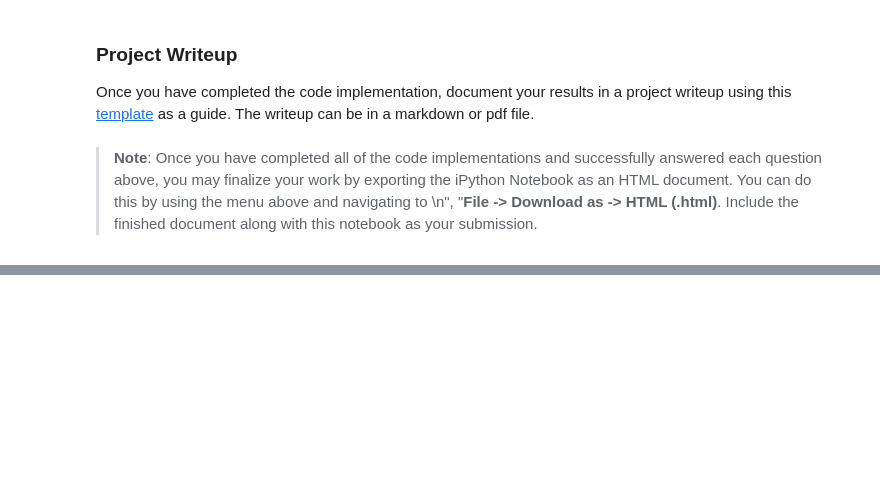
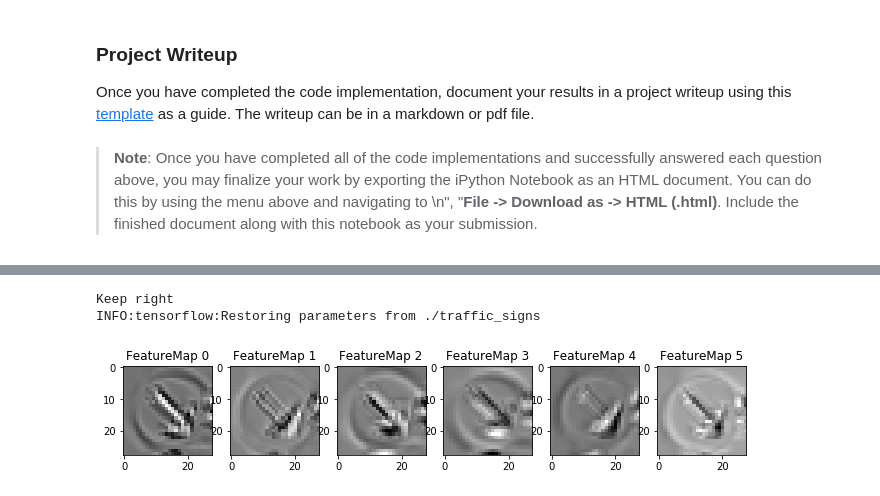
Before and after one commit to greenfield932/CarND-Traffic-Sign-Classifier-Project, a Jupyter notebook: Traffic_Sign_Classifier.ipynb, the cells around one changed output, grey strips where cells are left out. Saved outputs shown, nothing was run; the diff lists cells and outputs as text; code cells hidden in the pictures; blank space fills up the shorter version.

```diff
--- a/Traffic_Sign_Classifier.ipynb
+++ b/Traffic_Sign_Classifier.ipynb
@@ -761,17 +766,28 @@ def outputFeatureMap(image_input, tf_activation, activation_min=-1, activation_m
     # image_input =
     # Note: x should be the same name as your network's tensorflow data placeholder variable
     # If you get an error tf_activation is not defined it may be having trouble accessing the variable from inside a function
-    activation = tf_activation.eval(session=sess,feed_dict={x : image_input})
-    featuremaps = activation.shape[3]
-    plt.figure(plt_num, figsize=(15,15))
-    for featuremap in range(featuremaps):
-        plt.subplot(6,8, featuremap+1) # sets the number of feature maps to show on each row and column
-        plt.title('FeatureMap ' + str(featuremap)) # displays the feature map number
-        if activation_min != -1 & activation_max != -1:
-            plt.imshow(activation[0,:,:, featuremap], interpolation="nearest", vmin =activation_min, vmax=activation_max, cmap="gray")
-        elif activation_max != -1:
-            plt.imshow(activation[0,:,:, featuremap], interpolation="nearest", vmax=activation_max, cmap="gray")
-        elif activation_min !=-1:
-            plt.imshow(activation[0,:,:, featuremap], interpolation="nearest", vmin=activation_min, cmap="gray")
-        else:
-            plt.imshow(activation[0,:,:, featuremap], interpolation="nearest", cmap="gray")
+    with tf.Session() as sess:
+        saver.restore(sess, tf.train.latest_checkpoint('.'))
+        activation = tf_activation.eval(session=sess,feed_dict={x : image_input})
+        featuremaps = activation.shape[3]
+        plt.figure(plt_num, figsize=(15,15))
+        for featuremap in range(featuremaps):
+            plt.subplot(6,8, featuremap+1) # sets the number of feature maps to show on each row and column
+            plt.title('FeatureMap ' + str(featuremap)) # displays the feature map number
+            if activation_min != -1 & activation_max != -1:
+                plt.imshow(activation[0,:,:, featuremap], interpolation="nearest", vmin =activation_min, vmax=activation_max, cmap="gray")
+            elif activation_max != -1:
+                plt.imshow(activation[0,:,:, featuremap], interpolation="nearest", vmax=activation_max, cmap="gray")
+            elif activation_min !=-1:
+                plt.imshow(activation[0,:,:, featuremap], interpolation="nearest", vmin=activation_min, cmap="gray")
+            else:
+                plt.imshow(activation[0,:,:, featuremap], interpolation="nearest", cmap="gray")
+# %%
+idx = 5
+name = id2label[y_test[idx]]
+print(name)
+outputFeatureMap(X_test_norm[idx].reshape(1,32,32,1), layers[0])
+# %% [output]
+Keep right
+INFO:tensorflow:Restoring parameters from ./traffic_signs
+[figure, added]
```
Also changed, not shown: parts of 9 cells of this notebook.
